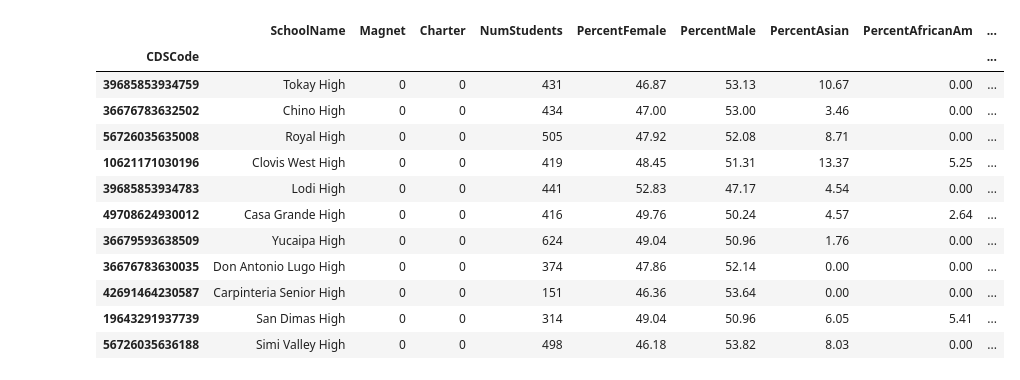
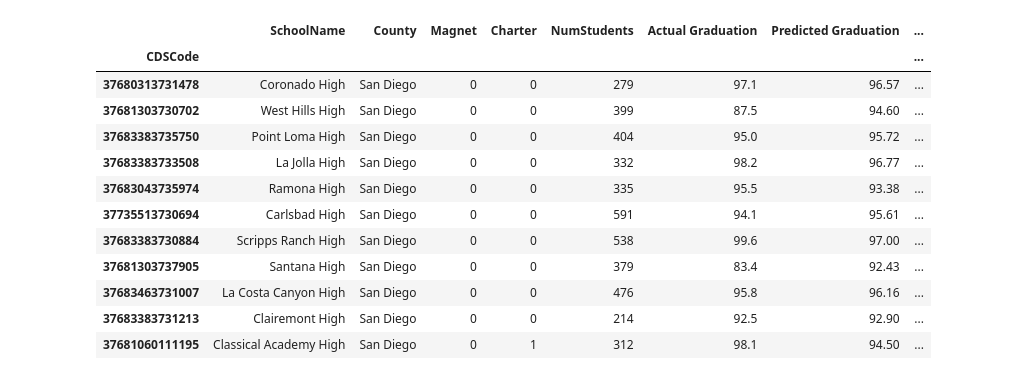
Before and after one commit to lamdavid759/California-HS-Graduation-Rates, a Jupyter notebook: Capstone-Showcase.ipynb, the cells around one changed output. Cells and saved outputs as stored; diff of their text form; code cells hidden in the pictures.

Commit message:
Updated CaliforniaHS.py to take selective filters for find_similars

```diff
--- a/Capstone-Showcase.ipynb
+++ b/Capstone-Showcase.ipynb
@@ -16,18 +12,18 @@ CaliforniaHS.plot_schools_similar("Tokay High", num_neighbors=10, metric = "Coll
 # %% [output]
 [interactive output not drawn]
 # %%
-CaliforniaHS.find_similars("Tokay High", num_neighbors=10, info="")
+CaliforniaHS.find_similars("Coronado High", num_neighbors=10, info="all", filters={"County": "San Diego"})
 # %% [output]
-|  | SchoolName | Magnet | Charter | NumStudents | PercentFemale | PercentMale | PercentAsian | PercentAfricanAm | ... |
-| CDSCode |  |  |  |  |  |  |  |  | ... |
-| 39685853934759 | Tokay High | 0 | 0 | 431 | 46.87 | 53.13 | 10.67 | 0.00 | ... |
-| 36676783632502 | Chino High | 0 | 0 | 434 | 47.00 | 53.00 | 3.46 | 0.00 | ... |
-| 56726035635008 | Royal High | 0 | 0 | 505 | 47.92 | 52.08 | 8.71 | 0.00 | ... |
-| 10621171030196 | Clovis West High | 0 | 0 | 419 | 48.45 | 51.31 | 13.37 | 5.25 | ... |
-| 39685853934783 | Lodi High | 0 | 0 | 441 | 52.83 | 47.17 | 4.54 | 0.00 | ... |
-| 49708624930012 | Casa Grande High | 0 | 0 | 416 | 49.76 | 50.24 | 4.57 | 2.64 | ... |
-| 36679593638509 | Yucaipa High | 0 | 0 | 624 | 49.04 | 50.96 | 1.76 | 0.00 | ... |
-| 36676783630035 | Don Antonio Lugo High | 0 | 0 | 374 | 47.86 | 52.14 | 0.00 | 0.00 | ... |
-| 42691464230587 | Carpinteria Senior High | 0 | 0 | 151 | 46.36 | 53.64 | 0.00 | 0.00 | ... |
-| 19643291937739 | San Dimas High | 0 | 0 | 314 | 49.04 | 50.96 | 6.05 | 5.41 | ... |
-| 56726035636188 | Simi Valley High | 0 | 0 | 498 | 46.18 | 53.82 | 8.03 | 0.00 | ... |
+|  | SchoolName | County | Magnet | Charter | NumStudents | Actual Graduation | Predicted Graduation | ... |
+| CDSCode |  |  |  |  |  |  |  | ... |
+| 37680313731478 | Coronado High | San Diego | 0 | 0 | 279 | 97.1 | 96.57 | ... |
+| 37681303730702 | West Hills High | San Diego | 0 | 0 | 399 | 87.5 | 94.60 | ... |
+| 37683383735750 | Point Loma High | San Diego | 0 | 0 | 404 | 95.0 | 95.72 | ... |
+| 37683383733508 | La Jolla High | San Diego | 0 | 0 | 332 | 98.2 | 96.77 | ... |
+| 37683043735974 | Ramona High | San Diego | 0 | 0 | 335 | 95.5 | 93.38 | ... |
+| 37735513730694 | Carlsbad High | San Diego | 0 | 0 | 591 | 94.1 | 95.61 | ... |
+| 37683383730884 | Scripps Ranch High | San Diego | 0 | 0 | 538 | 99.6 | 97.00 | ... |
+| 37681303737905 | Santana High | San Diego | 0 | 0 | 379 | 83.4 | 92.43 | ... |
+| 37683463731007 | La Costa Canyon High | San Diego | 0 | 0 | 476 | 95.8 | 96.16 | ... |
+| 37683383731213 | Clairemont High | San Diego | 0 | 0 | 214 | 92.5 | 92.90 | ... |
+| 37681060111195 | Classical Academy High | San Diego | 0 | 1 | 312 | 98.1 | 94.50 | ... |
```
Also changed, not shown: parts of 2 cells of this notebook, 2 other files.
